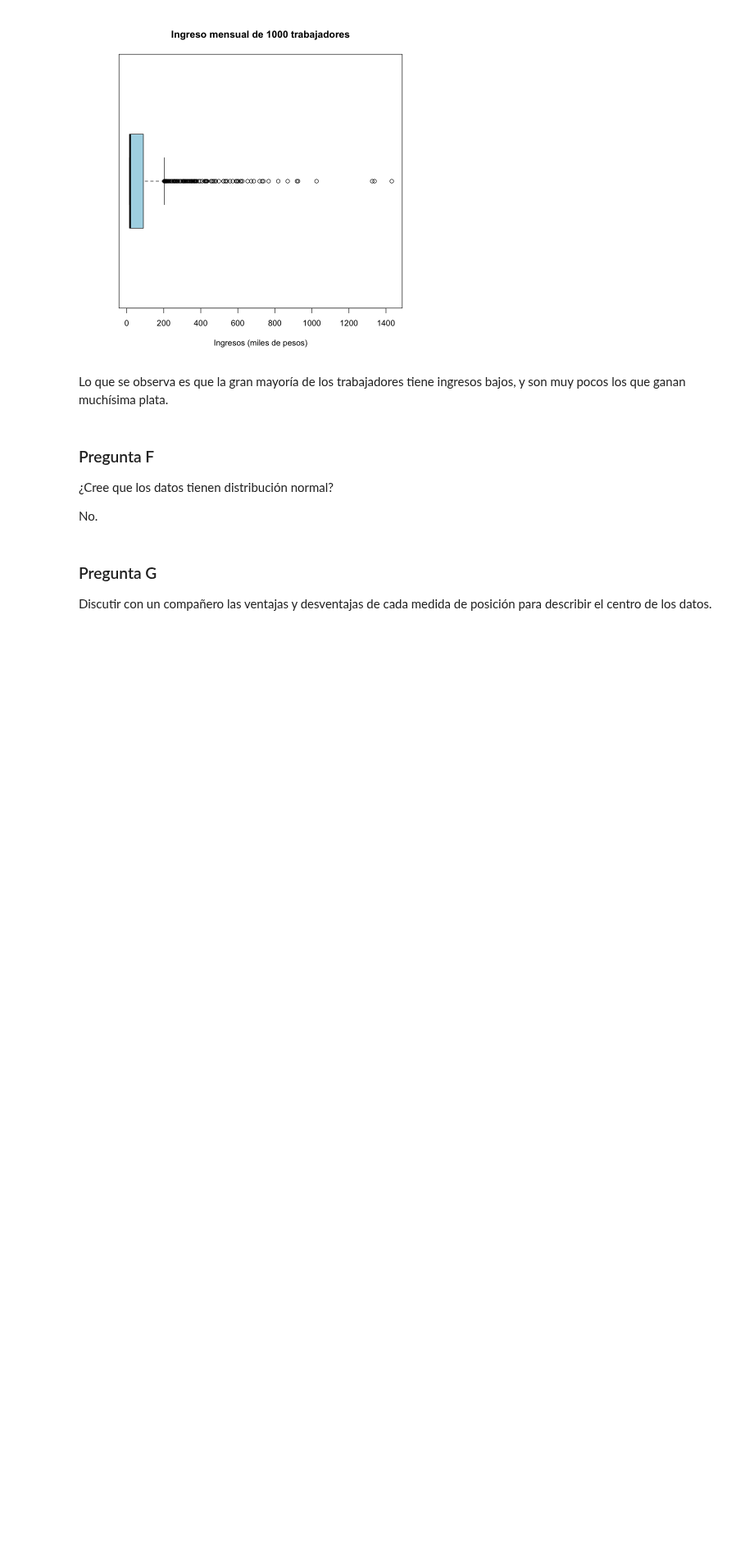
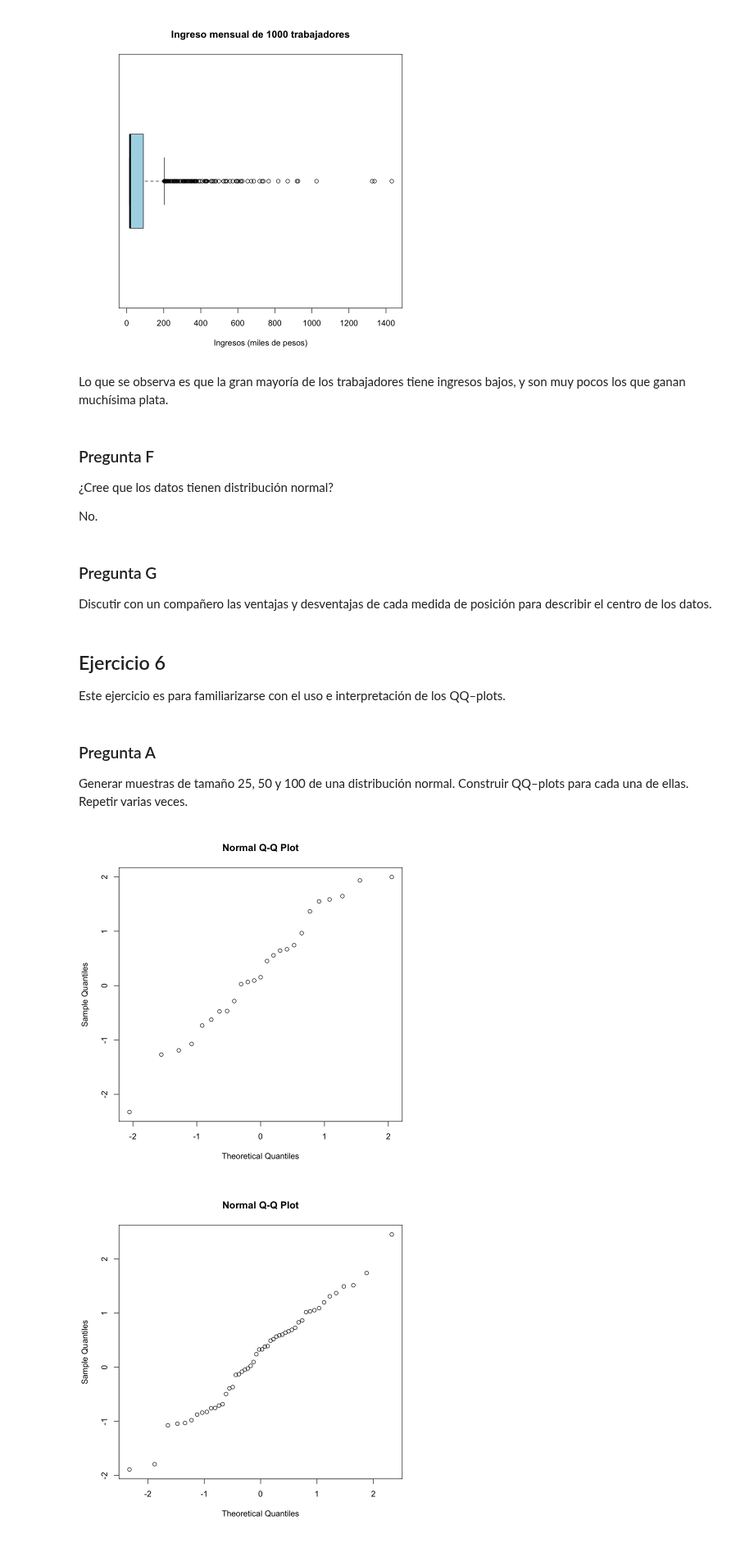
Before and after one commit to honi/uba-probabilidad-y-estadistica, a Jupyter notebook: Soluciones/Práctica6.ipynb, the cells around one changed output. Shown at 82% size. Drawn from its saved outputs; the diff is of its cells as text; code cells hidden in the pictures; blank space fills up the shorter version.

```diff
--- a/Soluciones/Práctica6.ipynb
+++ b/Soluciones/Práctica6.ipynb
@@ -352,3 +351,19 @@ No.
 ### Pregunta G
 
 Discutir con un compañero las ventajas y desventajas de cada medida de posición para describir el centro de los datos.
+# %% [markdown]
+## Ejercicio 6
+
+Este ejercicio es para familiarizarse con el uso e interpretación de los QQ–plots.
+# %% [markdown]
+### Pregunta A
+
+Generar muestras de tamaño 25, 50 y 100 de una distribución normal. Construir QQ–plots para cada una de ellas. Repetir varias veces.
+# %%
+for (n in c(25, 50, 100, 1000)) {
+    muestra = rnorm(n)
+    qqnorm(muestra)
+}
+# %% [output]
+[figure, added]
+[figure, added]
```
Also changed, not shown: parts of 2 cells of this notebook, 1 other file.
